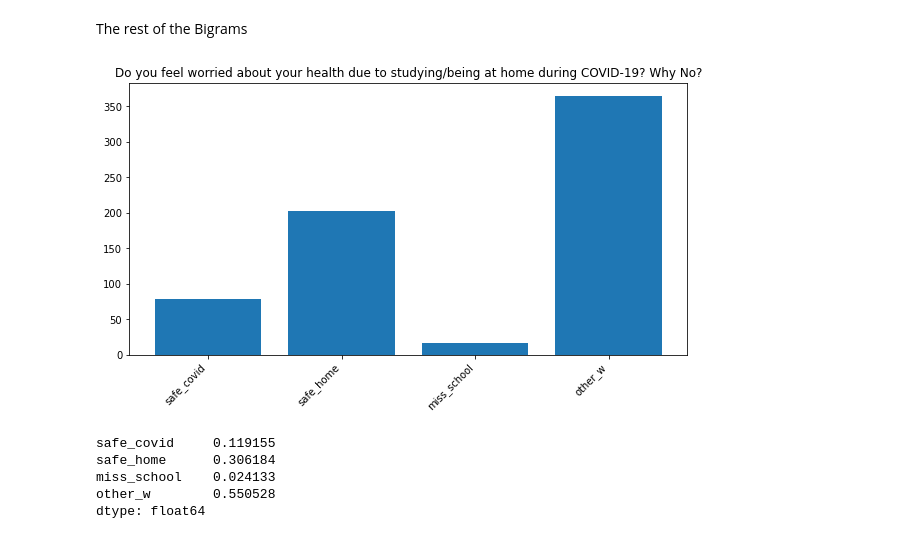
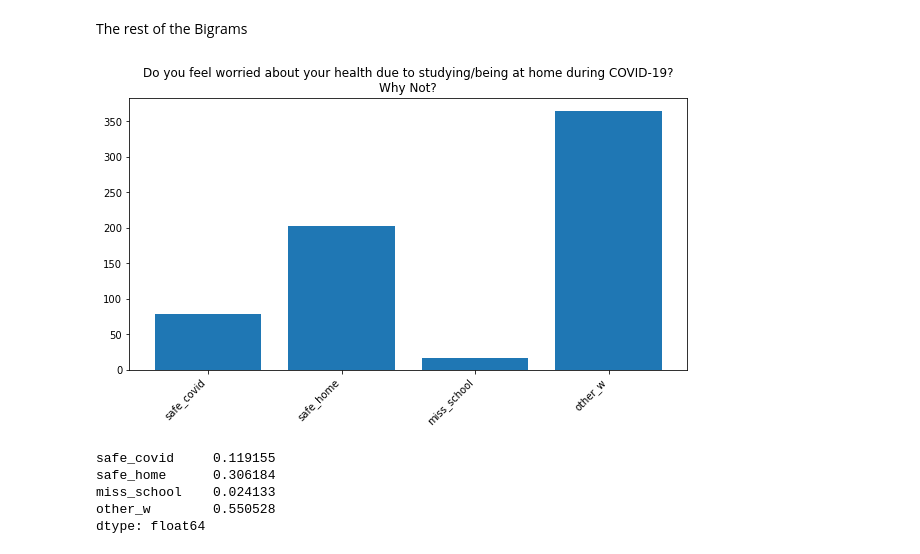
Before and after one commit to guidomitolo/sudan_survey, a Jupyter notebook: 2.35_48_vectorization_ngrams.ipynb, the cells around one changed output. Drawn from its saved outputs; the diff is of its cells as text; code cells hidden in the pictures.

```diff
--- a/2.35_48_vectorization_ngrams.ipynb
+++ b/2.35_48_vectorization_ngrams.ipynb
@@ -671,11 +707,12 @@ health_no_group = pd.concat([safe_c,safe_h,miss,other_w], axis=1)
 # %%
 plt.figure(figsize=(10,5))
 plt.bar(health_no_group.columns, health_no_group.sum())
-plt.title('Do you feel worried about your health due to studying/being at home during COVID-19? Why No?')
+plt.title('Do you feel worried about your health due to studying/being at home during COVID-19?\nWhy Not?')
 plt.xticks(rotation=45, ha='right')
+plt.savefig('data/imgs/health_no.jpeg',bbox_inches='tight', dpi=300)
 plt.show()
 # %% [output]
-[figure, old version]
+[figure, new version]
 # %%
 health_no_group.sum() / health_no_group.sum(axis=1).sum()
 # %% [output]
```
Also changed, not shown: parts of 13 cells of this notebook, 11 other files.
